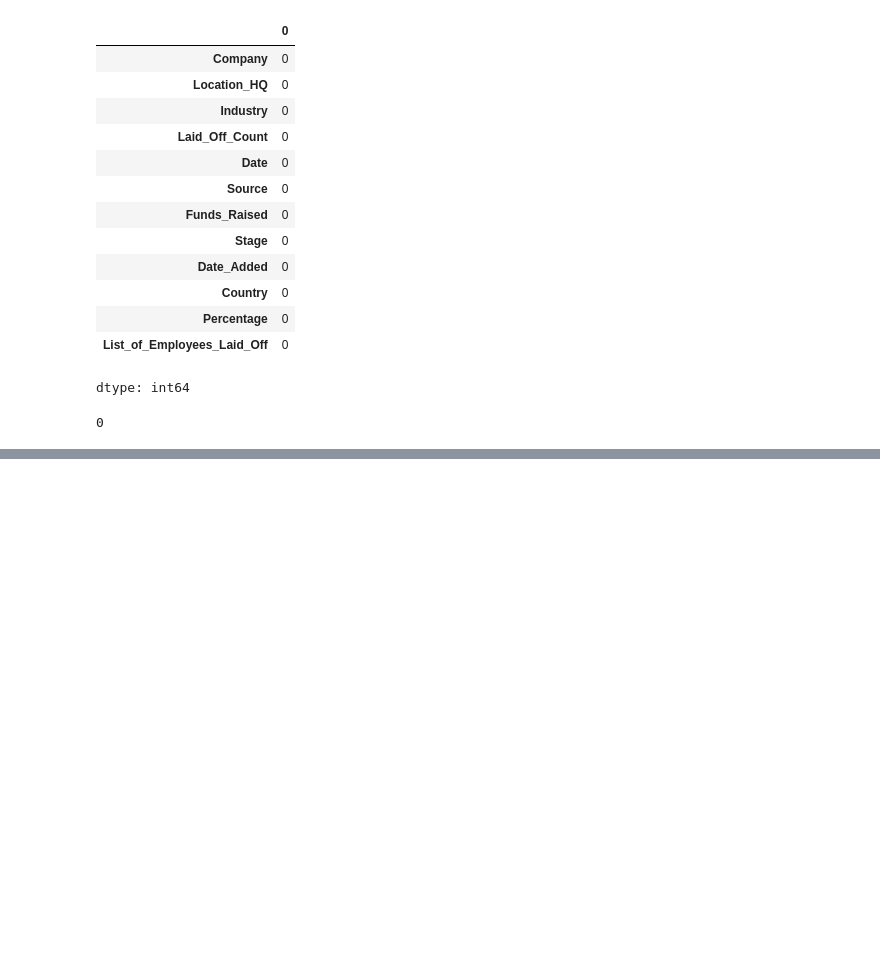
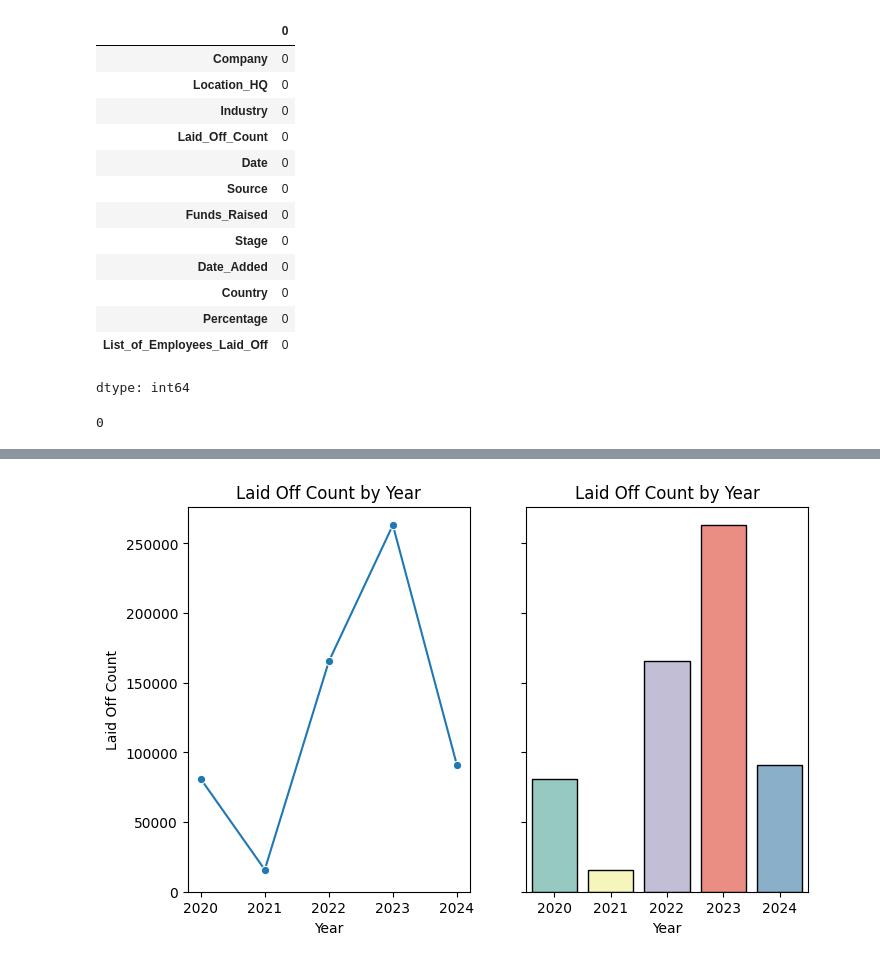
Before and after one commit to Shawn1yu/2020-2024-layoff_data_visualization, a Jupyter notebook: Layoff_Data_Visualization.ipynb, the cells around one changed output, grey strips where cells are left out. Drawn from its saved outputs; the diff is of its cells as text; code cells hidden in the pictures; blank space fills up the shorter version.

```diff
--- a/Layoff_Data_Visualization.ipynb
+++ b/Layoff_Data_Visualization.ipynb
@@ -157,0 +185,11 @@ df.head()
+# %%
+fig, ax = plt.subplots(1,2, sharey=True, figsize=(8,5))
+ax[0] = sns.lineplot(data=df.groupby('Year')['Laid_Off_Count'].sum().reset_index(), x='Year', y='Laid_Off_Count',
+                   marker='o', ax=ax[0])
+ax[0].set(title='Laid Off Count by Year', ylabel='Laid Off Count')
+ax[1] = sns.barplot(data=df.groupby('Year')['Laid_Off_Count'].sum().reset_index(), x='Year', y='Laid_Off_Count',
+                   ax=ax[1], palette='Set3', linewidth=1,edgecolor='black')
+ax[1].set(title='Laid Off Count by Year', ylabel='Laid Off Count')
+fig.show()
+# %% [output]
+[figure, added]
```
Also changed, not shown: parts of 13 cells of this notebook.
